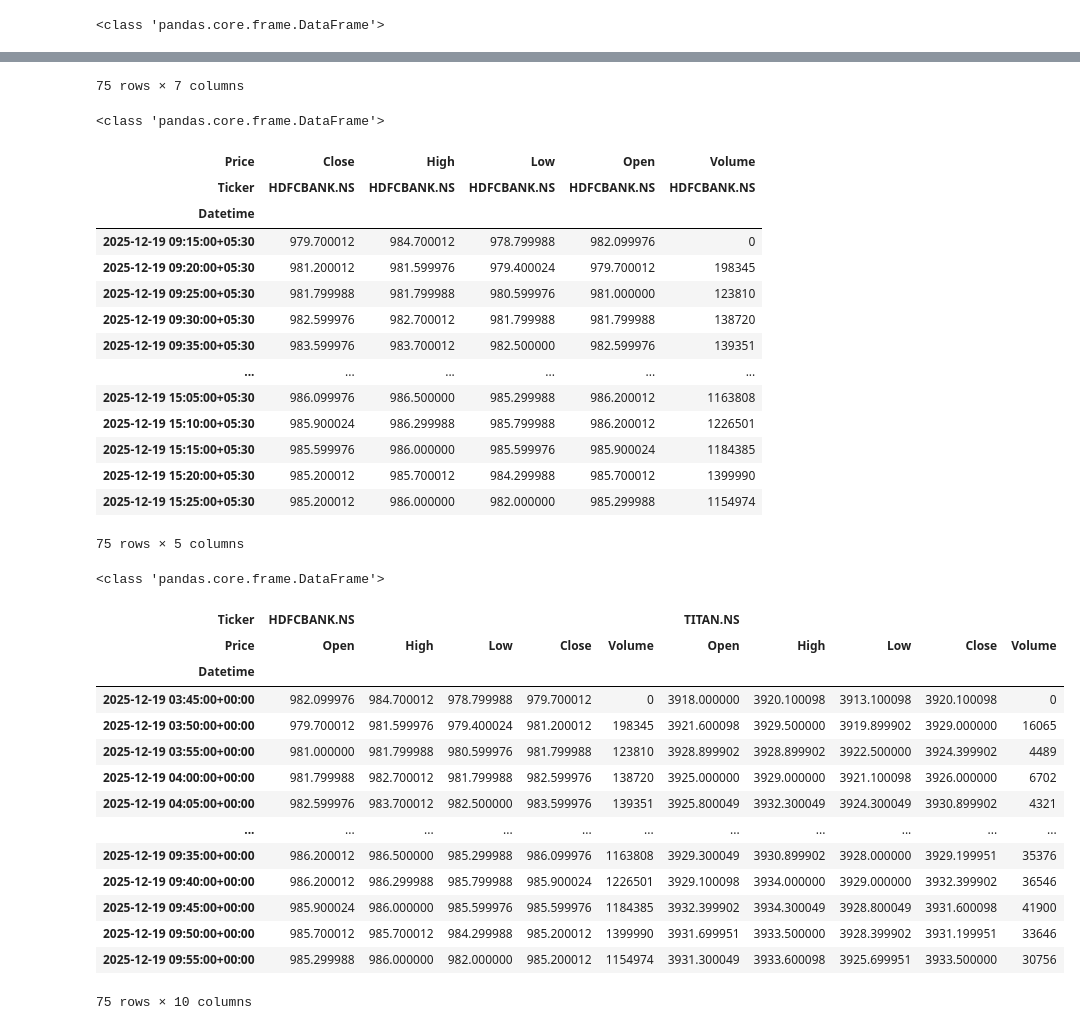
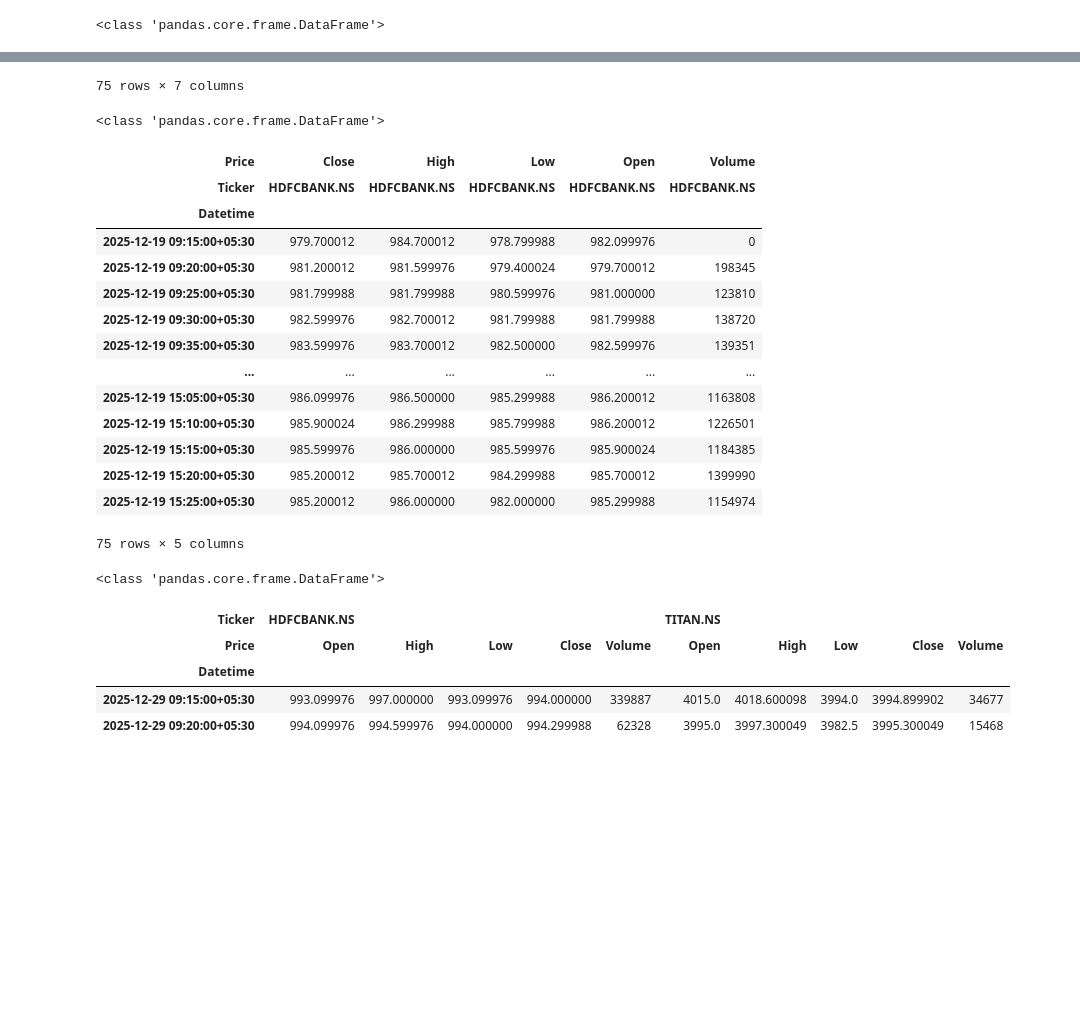
Before and after one commit to aaghash17/trade_strategy_test, a Jupyter notebook: strategy_1 v1.1.ipynb, the cells around one changed output, grey strips where cells are left out. Cells and saved outputs as stored; diff of their text form; code cells hidden in the pictures; blank space fills up the shorter version.

```diff
--- a/strategy_1 v1.1.ipynb
+++ b/strategy_1 v1.1.ipynb
@@ -13,11 +19,5 @@ import warnings
 # %%
 #To get data from finanace
-
-# Silence yfinance logs
-logging.getLogger("yfinance").setLevel(logging.CRITICAL)
-
-# Silence warnings
-warnings.filterwarnings("ignore")
 
 def get_data(symbol, date,interval):
   ticker = yf.Ticker(symbol)
@@ -76,12 +76,12 @@ def get_multiple_symbols_day(symbols, date, interval, batch_size=50):
         if not df.empty:
             all_data.append(df)
 
-        time.sleep(2)  # REQUIRED for intraday safety
+        time.sleep(3)  # REQUIRED for intraday safety
 
     if not all_data:
         return None
 
-    return pd.concat(all_data, axis=1)
+    return fix_ist(pd.concat(all_data, axis=1))
 # %%
 #Graph helpers
 
@@ -437,7 +437,7 @@ data1 = get_single_symbol_day("HDFCBANK.NS","2025-12-19","5m")
 print(type(data1))
 display(data1)
 
-data2 = get_multiple_symbols_day(["HDFCBANK.NS","TITAN.NS"], "2025-12-19","5m")
+data2 = get_multiple_symbols_day(["HDFCBANK.NS","TITAN.NS"], "2025-12-29","5m")
 print(type(data2))
 display(data2)
 # %% [output]
@@ -449,42 +449,32 @@ display(data2)
 | 2025-12-19 09:25:00+05:30 | 981.000000 | 981.799988 | 980.599976 | 981.799988 | 123810 | 0.0 | 0.0 |
 | 2025-12-19 09:30:00+05:30 | 981.799988 | 982.700012 | 981.799988 | 982.599976 | 138720 | 0.0 | 0.0 |
 | 2025-12-19 09:35:00+05:30 | 982.599976 | 983.700012 | 982.500000 | 983.599976 | 139351 | 0.0 | 0.0 |
 | ... | ... | ... | ... | ... | ... | ... | ... |
 | 2025-12-19 15:05:00+05:30 | 986.200012 | 986.500000 | 985.299988 | 986.099976 | 1163808 | 0.0 | 0.0 |
 | 2025-12-19 15:10:00+05:30 | 986.200012 | 986.299988 | 985.799988 | 985.900024 | 1226501 | 0.0 | 0.0 |
 | 2025-12-19 15:15:00+05:30 | 985.900024 | 986.000000 | 985.599976 | 985.599976 | 1184385 | 0.0 | 0.0 |
 | 2025-12-19 15:20:00+05:30 | 985.700012 | 985.700012 | 984.299988 | 985.200012 | 1399990 | 0.0 | 0.0 |
 | 2025-12-19 15:25:00+05:30 | 985.299988 | 986.000000 | 982.000000 | 985.200012 | 1154974 | 0.0 | 0.0 |
 75 rows × 7 columns
 <class 'pandas.core.frame.DataFrame'>
 | Price | Close | High | Low | Open | Volume |
 | Ticker | HDFCBANK.NS | HDFCBANK.NS | HDFCBANK.NS | HDFCBANK.NS | HDFCBANK.NS |
 | Datetime |  |  |  |  |  |
 | 2025-12-19 09:15:00+05:30 | 979.700012 | 984.700012 | 978.799988 | 982.099976 | 0 |
 | 2025-12-19 09:20:00+05:30 | 981.200012 | 981.599976 | 979.400024 | 979.700012 | 198345 |
 | 2025-12-19 09:25:00+05:30 | 981.799988 | 981.799988 | 980.599976 | 981.000000 | 123810 |
 | 2025-12-19 09:30:00+05:30 | 982.599976 | 982.700012 | 981.799988 | 981.799988 | 138720 |
 | 2025-12-19 09:35:00+05:30 | 983.599976 | 983.700012 | 982.500000 | 982.599976 | 139351 |
 | ... | ... | ... | ... | ... | ... |
 | 2025-12-19 15:05:00+05:30 | 986.099976 | 986.500000 | 985.299988 | 986.200012 | 1163808 |
 | 2025-12-19 15:10:00+05:30 | 985.900024 | 986.299988 | 985.799988 | 986.200012 | 1226501 |
 | 2025-12-19 15:15:00+05:30 | 985.599976 | 986.000000 | 985.599976 | 985.900024 | 1184385 |
 | 2025-12-19 15:20:00+05:30 | 985.200012 | 985.700012 | 984.299988 | 985.700012 | 1399990 |
 | 2025-12-19 15:25:00+05:30 | 985.200012 | 986.000000 | 982.000000 | 985.299988 | 1154974 |
 75 rows × 5 columns
 <class 'pandas.core.frame.DataFrame'>
 | Ticker | HDFCBANK.NS |  |  |  |  | TITAN.NS |  |  |  |  |
 | Price | Open | High | Low | Close | Volume | Open | High | Low | Close | Volume |
 | Datetime |  |  |  |  |  |  |  |  |  |  |
-| 2025-12-19 03:45:00+00:00 | 982.099976 | 984.700012 | 978.799988 | 979.700012 | 0 | 3918.000000 | 3920.100098 | 3913.100098 | 3920.100098 | 0 |
-| 2025-12-19 03:50:00+00:00 | 979.700012 | 981.599976 | 979.400024 | 981.200012 | 198345 | 3921.600098 | 3929.500000 | 3919.899902 | 3929.000000 | 16065 |
-| 2025-12-19 03:55:00+00:00 | 981.000000 | 981.799988 | 980.599976 | 981.799988 | 123810 | 3928.899902 | 3928.899902 | 3922.500000 | 3924.399902 | 4489 |
-| 2025-12-19 04:00:00+00:00 | 981.799988 | 982.700012 | 981.799988 | 982.599976 | 138720 | 3925.000000 | 3929.000000 | 3921.100098 | 3926.000000 | 6702 |
-| 2025-12-19 04:05:00+00:00 | 982.599976 | 983.700012 | 982.500000 | 983.599976 | 139351 | 3925.800049 | 3932.300049 | 3924.300049 | 3930.899902 | 4321 |
-| ... | ... | ... | ... | ... | ... | ... | ... | ... | ... | ... |
-| 2025-12-19 09:35:00+00:00 | 986.200012 | 986.500000 | 985.299988 | 986.099976 | 1163808 | 3929.300049 | 3930.899902 | 3928.000000 | 3929.199951 | 35376 |
-| 2025-12-19 09:40:00+00:00 | 986.200012 | 986.299988 | 985.799988 | 985.900024 | 1226501 | 3929.100098 | 3934.000000 | 3929.000000 | 3932.399902 | 36546 |
-| 2025-12-19 09:45:00+00:00 | 985.900024 | 986.000000 | 985.599976 | 985.599976 | 1184385 | 3932.399902 | 3934.300049 | 3928.800049 | 3931.600098 | 41900 |
-| 2025-12-19 09:50:00+00:00 | 985.700012 | 985.700012 | 984.299988 | 985.200012 | 1399990 | 3931.699951 | 3933.500000 | 3928.399902 | 3931.199951 | 33646 |
-| 2025-12-19 09:55:00+00:00 | 985.299988 | 986.000000 | 982.000000 | 985.200012 | 1154974 | 3931.300049 | 3933.600098 | 3925.699951 | 3933.500000 | 30756 |
+| 2025-12-29 09:15:00+05:30 | 993.099976 | 997.000000 | 993.099976 | 994.000000 | 339887 | 4015.0 | 4018.600098 | 3994.0 | 3994.899902 | 34677 |
+| 2025-12-29 09:20:00+05:30 | 994.099976 | 994.599976 | 994.000000 | 994.299988 | 62328 | 3995.0 | 3997.300049 | 3982.5 | 3995.300049 | 15468 |
-75 rows × 10 columns
```
Also changed, not shown: parts of 1 cell of this notebook.
